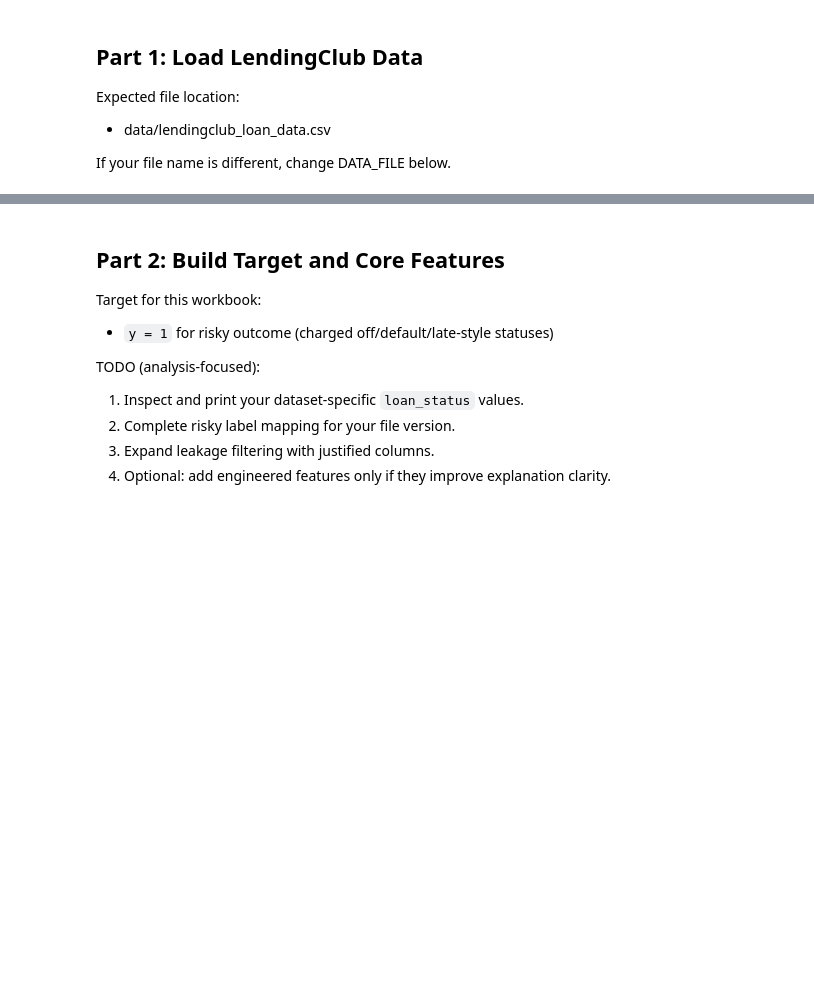
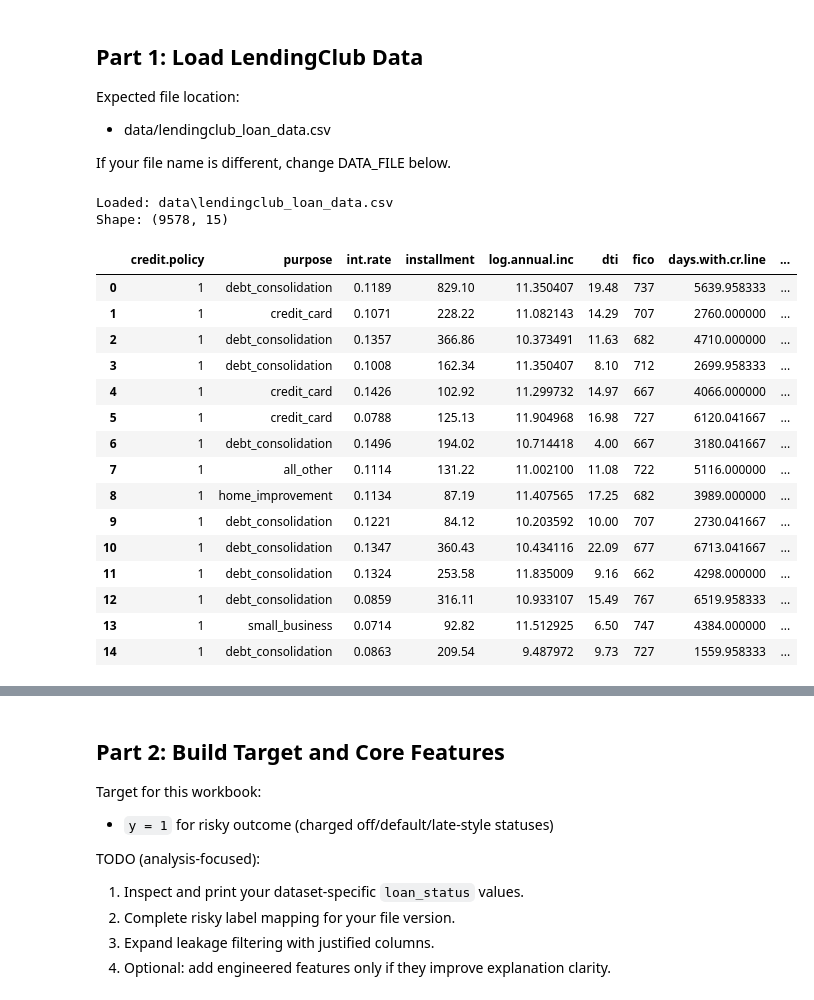
Before and after one commit to HetJivani04/LendingClub-XAI-Professional-Model-Audit, a Jupyter notebook: project_workbook.ipynb, the cells around one changed output, grey strips where cells are left out. Cells and saved outputs as stored; diff of their text form; code cells hidden in the pictures; blank space fills up the shorter version.

```diff
--- a/project_workbook.ipynb
+++ b/project_workbook.ipynb
@@ -80,13 +84,32 @@ If your file name is different, change DATA_FILE below.
 # %%
 DATA_DIR = Path('data')
 DATA_FILE = DATA_DIR / 'lendingclub_loan_data.csv'
 
 if not DATA_FILE.exists():
     raise FileNotFoundError(
         f'Required LendingClub file not found: {DATA_FILE}. Place the CSV in project 2/data.'
     )
 
 df_raw = pd.read_csv(DATA_FILE)
 print('Loaded:', DATA_FILE)
 print('Shape:', df_raw.shape)
-display(df_raw.head(3))
+display(df_raw.head(15))
+# %% [output]
+Loaded: data\lendingclub_loan_data.csv
+Shape: (9578, 15)
+|  | credit.policy | purpose | int.rate | installment | log.annual.inc | dti | fico | days.with.cr.line | ... |
+| 0 | 1 | debt_consolidation | 0.1189 | 829.10 | 11.350407 | 19.48 | 737 | 5639.958333 | ... |
+| 1 | 1 | credit_card | 0.1071 | 228.22 | 11.082143 | 14.29 | 707 | 2760.000000 | ... |
+| 2 | 1 | debt_consolidation | 0.1357 | 366.86 | 10.373491 | 11.63 | 682 | 4710.000000 | ... |
+| 3 | 1 | debt_consolidation | 0.1008 | 162.34 | 11.350407 | 8.10 | 712 | 2699.958333 | ... |
+| 4 | 1 | credit_card | 0.1426 | 102.92 | 11.299732 | 14.97 | 667 | 4066.000000 | ... |
+| 5 | 1 | credit_card | 0.0788 | 125.13 | 11.904968 | 16.98 | 727 | 6120.041667 | ... |
+| 6 | 1 | debt_consolidation | 0.1496 | 194.02 | 10.714418 | 4.00 | 667 | 3180.041667 | ... |
+| 7 | 1 | all_other | 0.1114 | 131.22 | 11.002100 | 11.08 | 722 | 5116.000000 | ... |
+| 8 | 1 | home_improvement | 0.1134 | 87.19 | 11.407565 | 17.25 | 682 | 3989.000000 | ... |
+| 9 | 1 | debt_consolidation | 0.1221 | 84.12 | 10.203592 | 10.00 | 707 | 2730.041667 | ... |
+| 10 | 1 | debt_consolidation | 0.1347 | 360.43 | 10.434116 | 22.09 | 677 | 6713.041667 | ... |
+| 11 | 1 | debt_consolidation | 0.1324 | 253.58 | 11.835009 | 9.16 | 662 | 4298.000000 | ... |
+| 12 | 1 | debt_consolidation | 0.0859 | 316.11 | 10.933107 | 15.49 | 767 | 6519.958333 | ... |
+| 13 | 1 | small_business | 0.0714 | 92.82 | 11.512925 | 6.50 | 747 | 4384.000000 | ... |
+| 14 | 1 | debt_consolidation | 0.0863 | 209.54 | 9.487972 | 9.73 | 727 | 1559.958333 | ... |
```
Also changed, not shown: parts of 13 cells of this notebook, 1 other file.
